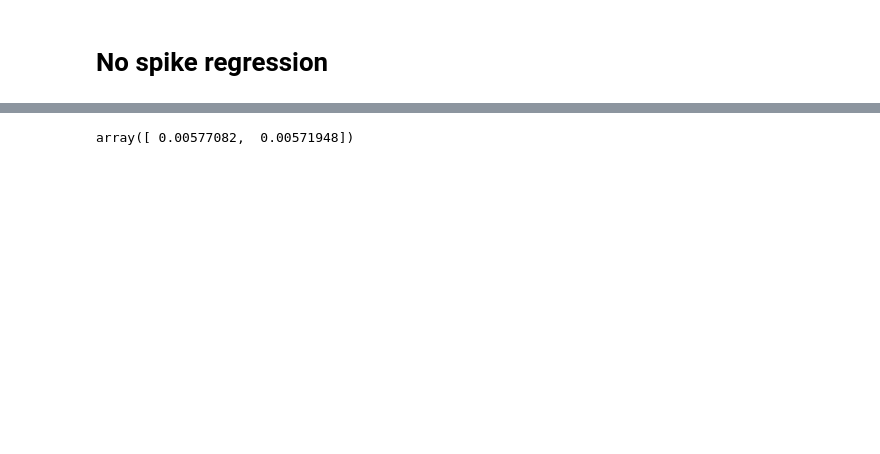
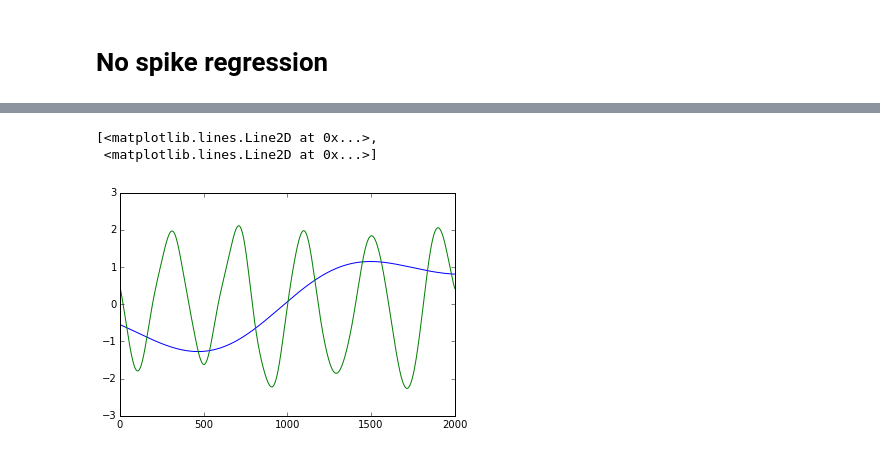
Before and after one commit to catniplab/vlgp, a Jupyter notebook: latent_only.ipynb, the cells around one changed output, grey strips where cells are left out. Cells and saved outputs as stored; diff of their text form; code cells hidden in the pictures; blank space fills up the shorter version.

```diff
--- a/latent_only.ipynb
+++ b/latent_only.ipynb
@@ -126,4 +127,6 @@ for l in range(L):
-# %%
-new_scale
-# %% [output]
-array([ 0.00577082,  0.00571948])
+# %%
+plot(m1)
+# %% [output]
+[<matplotlib.lines.Line2D at 0x...>,
+ <matplotlib.lines.Line2D at 0x...>]
+[figure, added]
```
Also changed, not shown: parts of 6 cells of this notebook, 6 other files.
